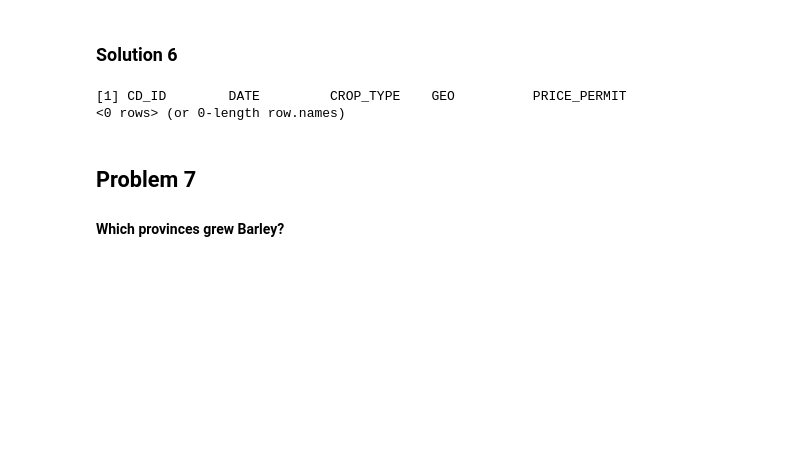
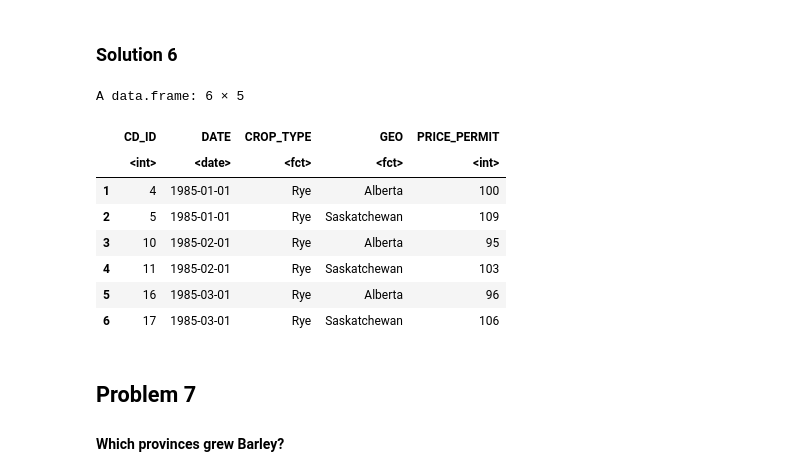
Before and after one commit to alfredo10gk/Help-with-Lab_6, a Jupyter notebook: Final-Project.ipynb, the cells around one changed output. Saved outputs shown, nothing was run; the diff lists cells and outputs as text; code cells hidden in the pictures; blank space fills up the shorter version.

```diff
--- a/Final-Project.ipynb
+++ b/Final-Project.ipynb
@@ -335,11 +343,19 @@ print(rye_harvested)
 # %% [markdown]
 ### Solution 6
 # %%
-rye_prices <- sqlQuery(db_connection, "SELECT * FROM FARM_PRICES WHERE CROP_TYPE = 'RYE' LIMIT 6")
-print(rye_prices)
+query <- "SELECT * FROM FARM_PRICES WHERE CROP_TYPE='Rye' LIMIT 6;"
+    view <- sqlQuery(db_connection,query)
+    view
 # %% [output]
-[1] CD_ID        DATE         CROP_TYPE    GEO          PRICE_PERMIT
-<0 rows> (or 0-length row.names)
+A data.frame: 6 × 5
+|  | CD_ID | DATE | CROP_TYPE | GEO | PRICE_PERMIT |
+|  | <int> | <date> | <fct> | <fct> | <int> |
+| 1 | 4 | 1985-01-01 | Rye | Alberta | 100 |
+| 2 | 5 | 1985-01-01 | Rye | Saskatchewan | 109 |
+| 3 | 10 | 1985-02-01 | Rye | Alberta | 95 |
+| 4 | 11 | 1985-02-01 | Rye | Saskatchewan | 103 |
+| 5 | 16 | 1985-03-01 | Rye | Alberta | 96 |
+| 6 | 17 | 1985-03-01 | Rye | Saskatchewan | 106 |
 # %% [markdown]
 ## Problem 7
 #### Which provinces grew Barley?
```
Also changed, not shown: parts of 11 cells of this notebook.
